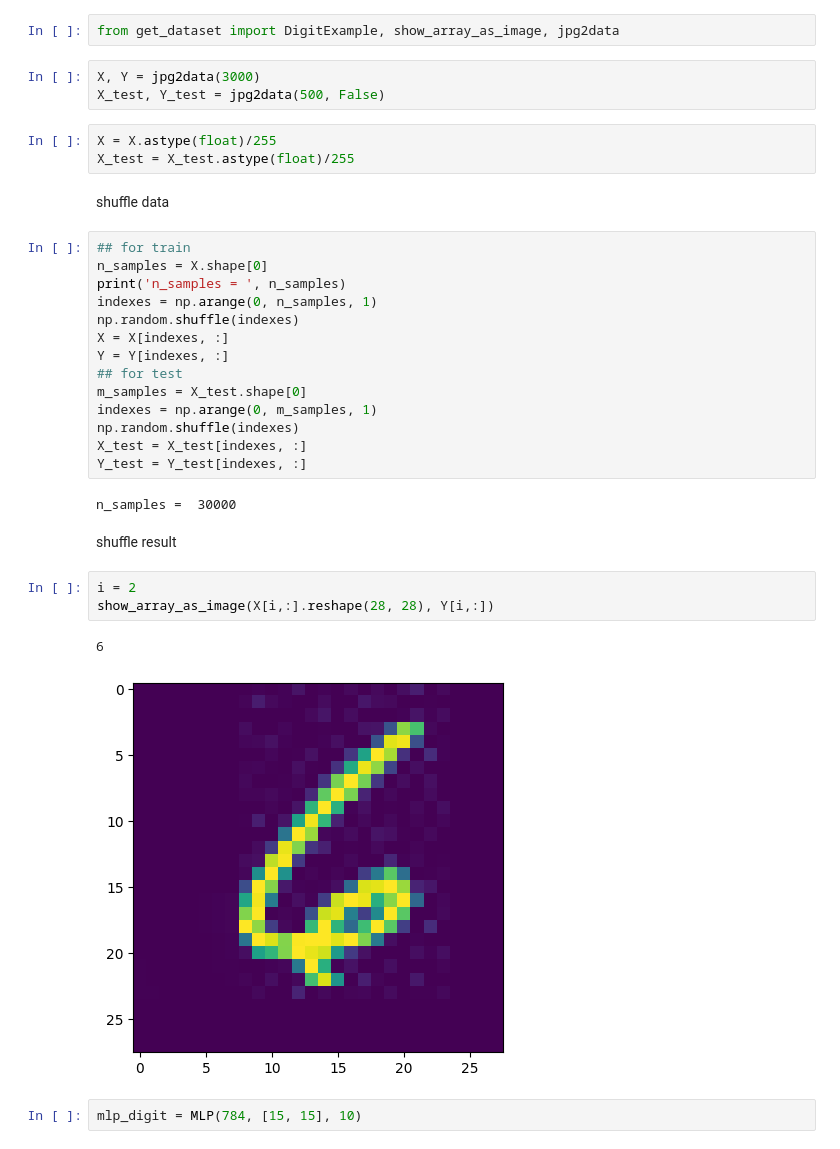
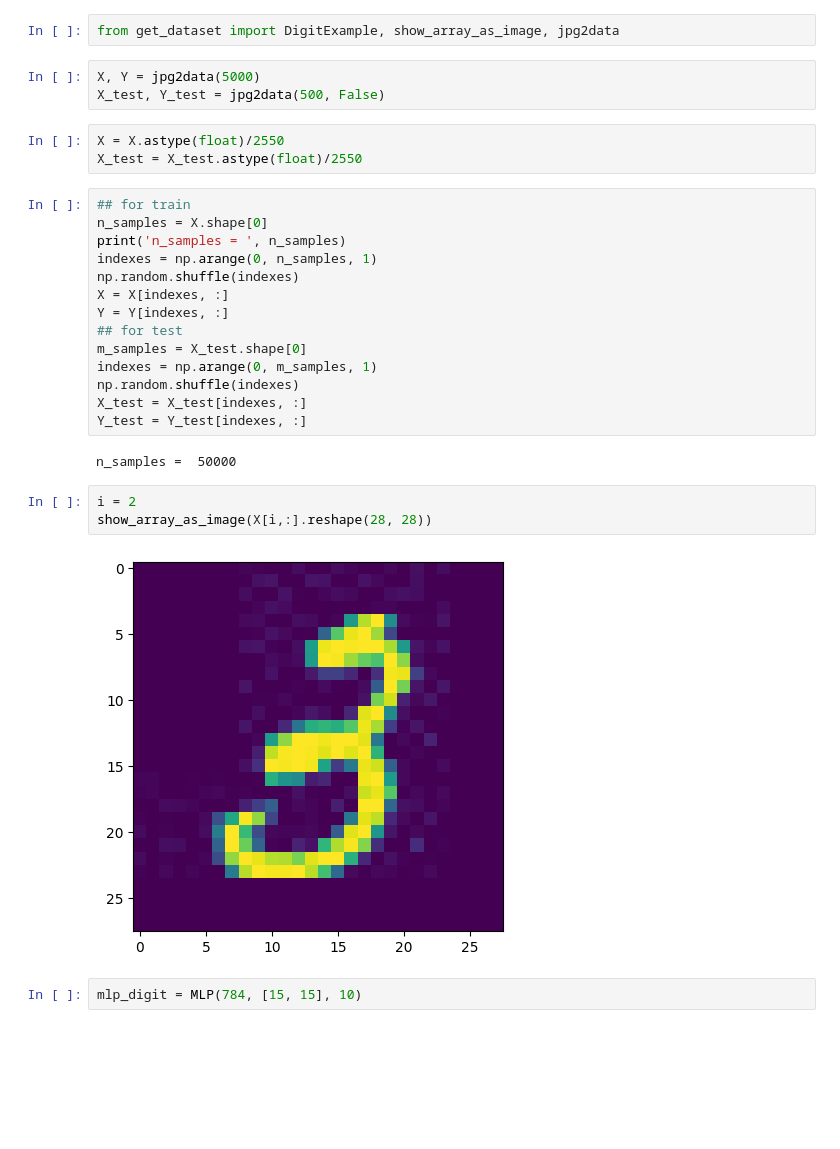
Before and after one commit to a-arakelian/first-steps-in-ML, a Jupyter notebook: handwritten_digit_recognition/mlp.ipynb, the cells around one changed output. Saved outputs shown, nothing was run; the diff lists cells and outputs as text; blank space fills up the shorter version.

```diff
--- a/handwritten_digit_recognition/mlp.ipynb
+++ b/handwritten_digit_recognition/mlp.ipynb
@@ -74,13 +76,11 @@ error is
 # %%
 from get_dataset import DigitExample, show_array_as_image, jpg2data
 # %%
-X, Y = jpg2data(3000)
+X, Y = jpg2data(5000)
 X_test, Y_test = jpg2data(500, False)
 # %%
-X = X.astype(float)/255
-X_test = X_test.astype(float)/255
+X = X.astype(float)/2550
+X_test = X_test.astype(float)/2550
-# %% [markdown]
-shuffle data
 # %%
 ## for train
 n_samples = X.shape[0]
@@ -96,15 +96,12 @@ np.random.shuffle(indexes)
 X_test = X_test[indexes, :]
 Y_test = Y_test[indexes, :]
 # %% [output]
-n_samples =  30000
+n_samples =  50000
-# %% [markdown]
-shuffle result
 # %%
 i = 2
-show_array_as_image(X[i,:].reshape(28, 28), Y[i,:])
+show_array_as_image(X[i,:].reshape(28, 28))
 # %% [output]
-6
-[figure, old version]
+[figure, new version]
 # %%
 mlp_digit = MLP(784, [15, 15], 10)
 # %%
```
Also changed, not shown: parts of 17 cells of this notebook.
